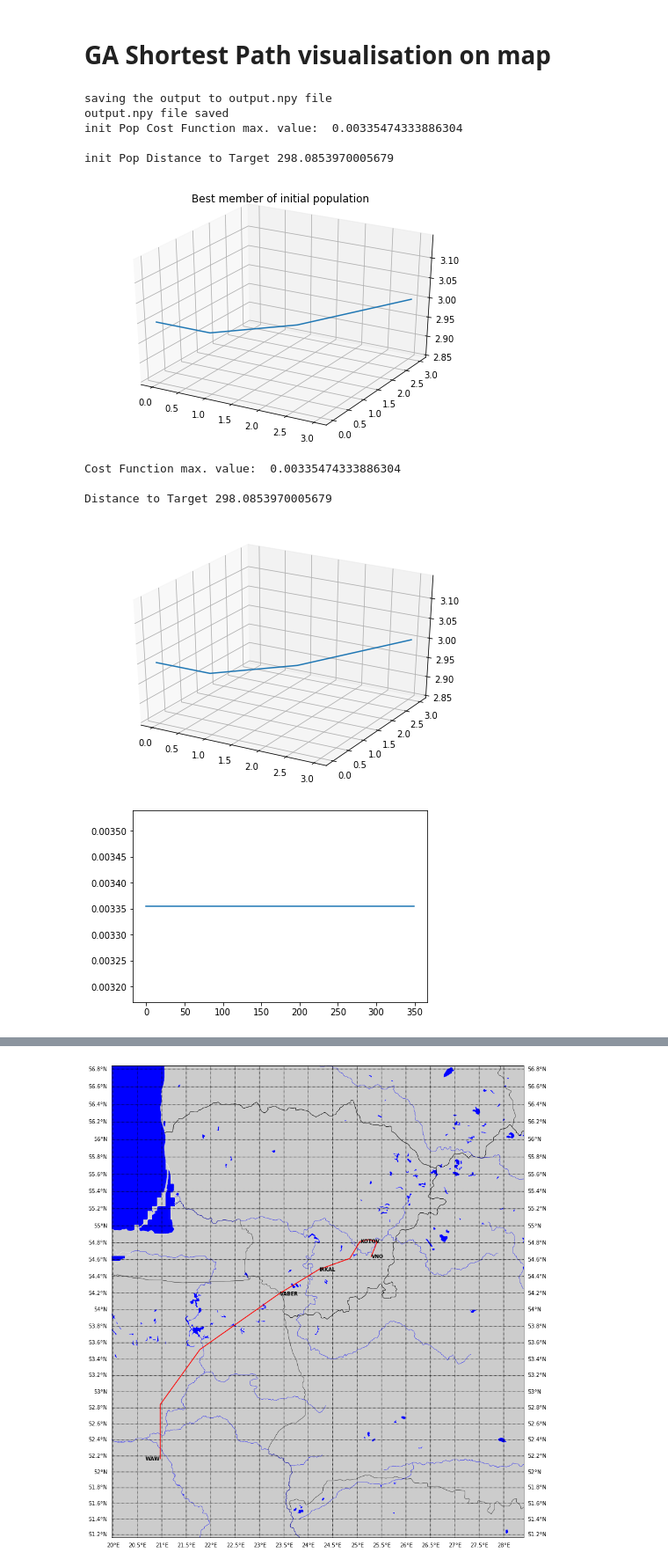
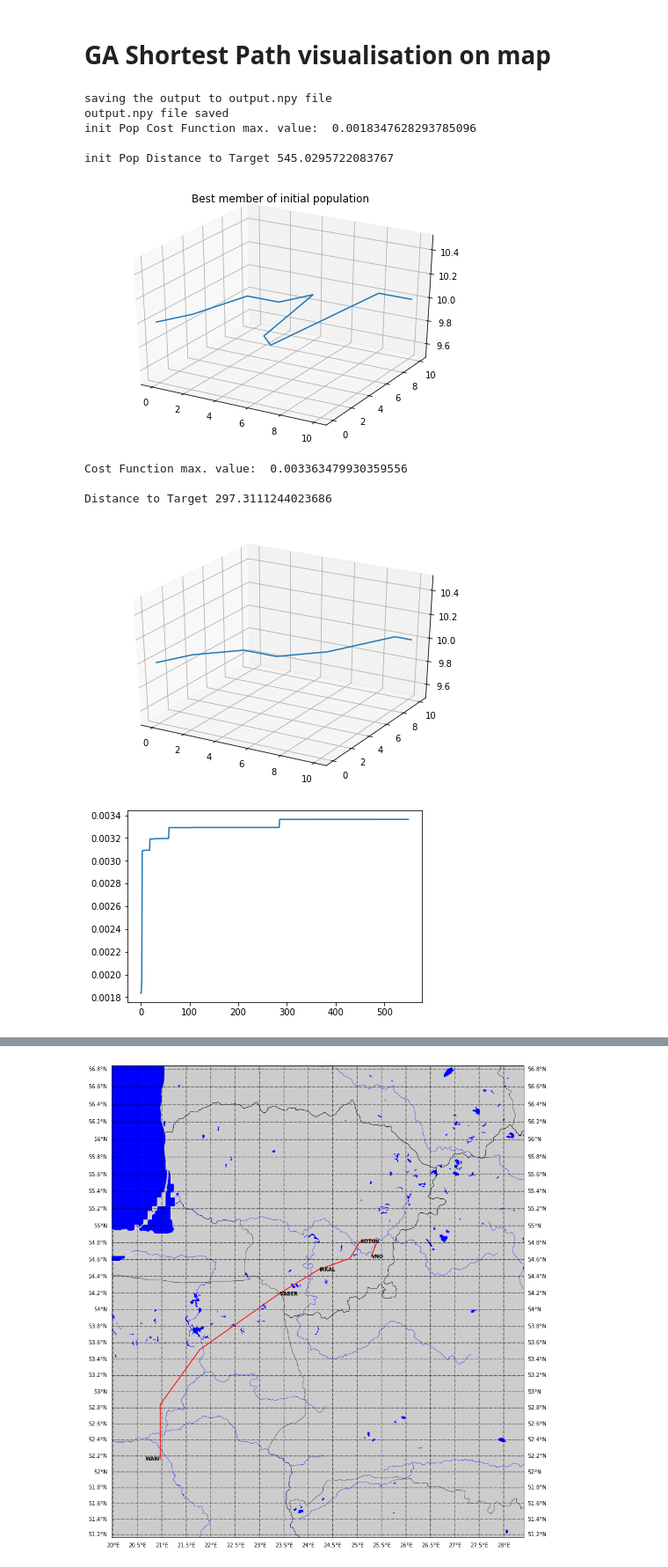
Before and after one commit to elemeleele/GeneticAlgorithm, a Jupyter notebook: GA/GA_FPS-Copy3.ipynb, the cells around one changed output, grey strips where cells are left out. Shown at 88% size. Cells and saved outputs as stored; diff of their text form; code cells hidden in the pictures.

```diff
--- a/GA/GA_FPS-Copy3.ipynb
+++ b/GA/GA_FPS-Copy3.ipynb
@@ -261,46 +261,45 @@ def coordinateDistance(list_lat, list_lon, list_alt):
     paths_distance = paths_distance.reshape(1,len(list_lat)-1)
 #    distance = np.sum(pre_dist, axis=1)
     return paths_distance
 
-def programRoutines(start=0, finish=3, number=4, initPopSize=5, counts=500, sheet_name='WAW-VNO',
+def programRoutines(start=0, finish=6, number=7, initPopSize=15, counts=700, sheet_name='WAW-VNO',
                     a_point='EPWA', b_point='VABER', xlsx_name='Points', warm_start=False):
     df_routines = pd.DataFrame()
 #lat, lon, alt = generateTrajectory(sheet_name ='WAW-VNO', a_point='EPWA', b_point='VABER', number=5, xlsx_name ='Points')
     initPop = initialPopulation(popSize=initPopSize, start=start, finish=finish, number=number, warm_start=warm_start)
     population, index, score = geneticAlgorithm(initPop, number=number, counts=counts, save_output=True, sheet_name=sheet_name, a_point=a_point, b_point=b_point, xlsx_name=xlsx_name)
     plottingResults(initPop, population, index, score, number=number, sheet_name=sheet_name, a_point=a_point, b_point=b_point, xlsx_name=xlsx_name)
     PopfitnessScore = fitnessScore(population,  number=number, sheet_name=sheet_name, a_point=a_point, b_point=b_point, xlsx_name=xlsx_name)
     df_routines = distanceCalculate([population[np.argmax(PopfitnessScore)]], number=number, sheet_name=sheet_name, a_point=a_point, b_point=b_point, xlsx_name=xlsx_name)
 
     return population[np.argmax(PopfitnessScore)]
 
 finish = 3
 number = finish+1
 points = programRoutines(start=0,
-                         finish=finish,
-                         number=number,
+                         finish=10,
+                         number=11,
                          initPopSize=25,
-                         counts=350,
+                         counts=550,
                          sheet_name='WAW-VNO',
                          a_point='EPWA',
                          b_point='VABER',
                          xlsx_name='Points',
                          warm_start=False)
 
-
-subCoordinates = getCoordinates([points], number=number, sheet_name='WAW-VNO', a_point='EPWA', b_point='VABER', xlsx_name='Points')
+subCoordinates = getCoordinates([points], number=11, sheet_name='WAW-VNO', a_point='EPWA', b_point='VABER', xlsx_name='Points')
 # %% [output]
 saving the output to output.npy file
 output.npy file saved
-init Pop Cost Function max. value:  0.00335474333886304
+init Pop Cost Function max. value:  0.0018347628293785096
 
-init Pop Distance to Target 298.0853970005679
+init Pop Distance to Target 545.0295722083767
-[figure, old version]
+[figure, new version]
-Cost Function max. value:  0.00335474333886304
+Cost Function max. value:  0.003363479930359556
 
-Distance to Target 298.0853970005679
+Distance to Target 297.3111244023686
-[figure, old version]
+[figure, new version]
-[figure, old version]
+[figure, new version]
 # %%
 
 df_coord = pd.DataFrame()
```
Also changed, not shown: parts of 2 cells of this notebook, 8 other files.
